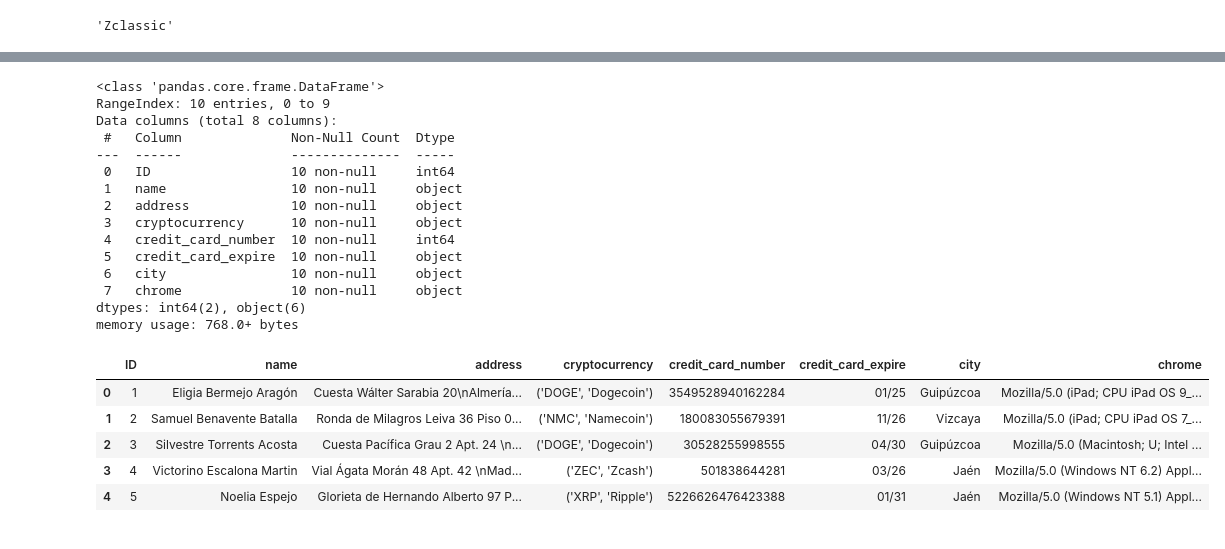
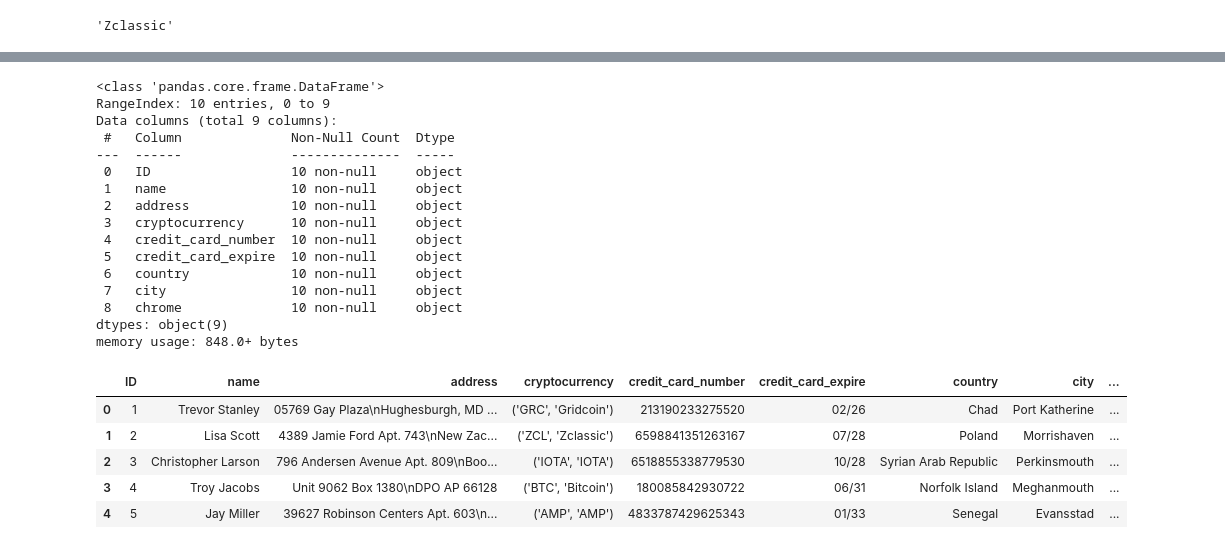
Before and after one commit to fnsalinas/generador_datos_sinteticos, a Jupyter notebook: notebooks/01_test_faker.ipynb, the cells around one changed output, grey strips where cells are left out. Saved outputs shown, nothing was run; the diff lists cells and outputs as text; code cells hidden in the pictures.

Commit message:
Pruebas en notebook hasta generar data sintetica de prueba en archivo csv, json y mensaje encodeado para kafka 2023-02-09 22:06:37 COT

```diff
--- a/notebooks/01_test_faker.ipynb
+++ b/notebooks/01_test_faker.ipynb
@@ -250,7 +250,14 @@ DATE: str = datetime.now().strftime("%Y%m%d")
 MAIN_PATH: str = "/home/ubuntu/workspace/fsalinas/generador_datos_sinteticos"
 DATA_PATH: str = os.path.join(MAIN_PATH, f"data/fake01/{DATE}")
 # %%
-HEADERS = ['name', 'address', 'cryptocurrency', 'credit_card_number', 'credit_card_expire', 'city', 'chrome']
+import os
+from datetime import datetime
+
+DATE: str = datetime.now().strftime("%Y%m%d")
+MAIN_PATH: str = "/home/ubuntu/workspace/fsalinas/generador_datos_sinteticos"
+DATA_PATH: str = os.path.join(MAIN_PATH, f"data/fake01/{DATE}")
+
+HEADERS = ['name', 'address', 'cryptocurrency', 'credit_card_number', 'credit_card_expire', 'country', 'city', 'chrome']
 DATA_COLUMNS = ['{{'+x+'}}' for x in HEADERS]
 
 fake_data = fake.csv(
@@ -269,28 +276,29 @@ with open(FILE_PATH, '+a') as f:
 # %%
 import pandas as pd
 # %%
-df = pd.read_csv(FILE_PATH)
+df = pd.read_csv(FILE_PATH, dtype=str)
 df.info()
 df.head()
 # %% [output]
 <class 'pandas.core.frame.DataFrame'>
 RangeIndex: 10 entries, 0 to 9
-Data columns (total 8 columns):
+Data columns (total 9 columns):
  #   Column              Non-Null Count  Dtype
 ---  ------              --------------  -----
- 0   ID                  10 non-null     int64
+ 0   ID                  10 non-null     object
  1   name                10 non-null     object
  2   address             10 non-null     object
  3   cryptocurrency      10 non-null     object
- 4   credit_card_number  10 non-null     int64
+ 4   credit_card_number  10 non-null     object
  5   credit_card_expire  10 non-null     object
- 6   city                10 non-null     object
- 7   chrome              10 non-null     object
-dtypes: int64(2), object(6)
-memory usage: 768.0+ bytes
+ 6   country             10 non-null     object
+ 7   city                10 non-null     object
+ 8   chrome              10 non-null     object
+dtypes: object(9)
+memory usage: 848.0+ bytes
-|  | ID | name | address | cryptocurrency | credit_card_number | credit_card_expire | city | chrome |
-| 0 | 1 | Eligia Bermejo Aragón | Cuesta Wálter Sarabia 20\nAlmería... | ('DOGE', 'Dogecoin') | 3549528940162284 | 01/25 | Guipúzcoa | Mozilla/5.0 (iPad; CPU iPad OS 9_... |
-| 1 | 2 | Samuel Benavente Batalla | Ronda de Milagros Leiva 36 Piso 0... | ('NMC', 'Namecoin') | 180083055679391 | 11/26 | Vizcaya | Mozilla/5.0 (iPad; CPU iPad OS 7_... |
-| 2 | 3 | Silvestre Torrents Acosta | Cuesta Pacífica Grau 2 Apt. 24 \n... | ('DOGE', 'Dogecoin') | 30528255998555 | 04/30 | Guipúzcoa | Mozilla/5.0 (Macintosh; U; Intel ... |
-| 3 | 4 | Victorino Escalona Martin | Vial Ágata Morán 48 Apt. 42 \nMad... | ('ZEC', 'Zcash') | 501838644281 | 03/26 | Jaén | Mozilla/5.0 (Windows NT 6.2) Appl... |
-| 4 | 5 | Noelia Espejo | Glorieta de Hernando Alberto 97 P... | ('XRP', 'Ripple') | 5226626476423388 | 01/31 | Jaén | Mozilla/5.0 (Windows NT 5.1) Appl... |
+|  | ID | name | address | cryptocurrency | credit_card_number | credit_card_expire | country | city | ... |
+| 0 | 1 | Trevor Stanley | 05769 Gay Plaza\nHughesburgh, MD ... | ('GRC', 'Gridcoin') | 213190233275520 | 02/26 | Chad | Port Katherine | ... |
+| 1 | 2 | Lisa Scott | 4389 Jamie Ford Apt. 743\nNew Zac... | ('ZCL', 'Zclassic') | 6598841351263167 | 07/28 | Poland | Morrishaven | ... |
+| 2 | 3 | Christopher Larson | 796 Andersen Avenue Apt. 809\nBoo... | ('IOTA', 'IOTA') | 6518855338779530 | 10/28 | Syrian Arab Republic | Perkinsmouth | ... |
+| 3 | 4 | Troy Jacobs | Unit 9062 Box 1380\nDPO AP 66128 | ('BTC', 'Bitcoin') | 180085842930722 | 06/31 | Norfolk Island | Meghanmouth | ... |
+| 4 | 5 | Jay Miller | 39627 Robinson Centers Apt. 603\n... | ('AMP', 'AMP') | 4833787429625343 | 01/33 | Senegal | Evansstad | ... |
```
Also changed, not shown: parts of 107 cells of this notebook, 6 other files.
